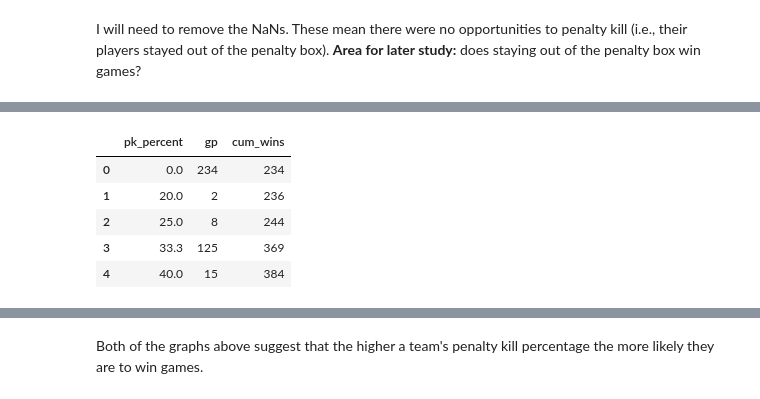
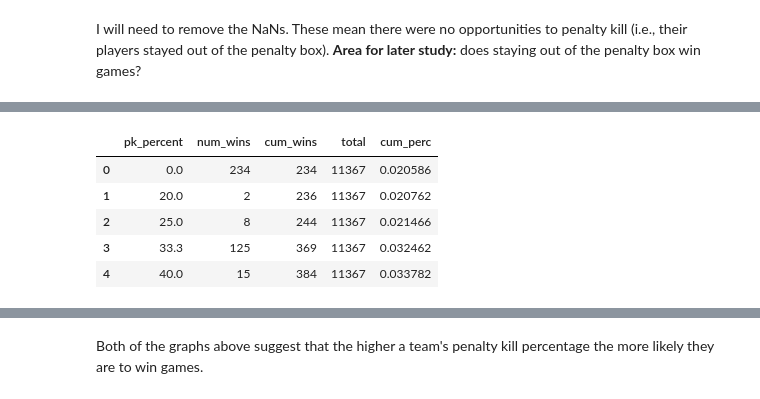
Before and after one commit to jkh-code/nhl-win-factors-analysis, a Jupyter notebook: notebooks/nhl-win-factors-analysis-eda.ipynb, the cells around one changed output, grey strips where cells are left out. Cells and saved outputs as stored; diff of their text form; code cells hidden in the pictures.

```diff
--- a/notebooks/nhl-win-factors-analysis-eda.ipynb
+++ b/notebooks/nhl-win-factors-analysis-eda.ipynb
@@ -266,0 +261,8 @@ ax.set_title('Number of Wins by Power Play Percentage');
+# %%
+def return_aggregate_wins_df(df: pd.DataFrame, group_col: str):
+    df_agg = df.groupby(group_col).sum().reset_index()
+    df_agg.rename(columns={'gp': 'num_wins'}, inplace=True)
+    df_agg['cum_wins'] = df_agg['num_wins'].cumsum()
+    df_agg['total'] = df_agg['num_wins'].sum()
+    df_agg['cum_perc'] = df_agg['cum_wins'] / df_agg['total']
+    return df_agg
@@ -297,0 +327,3 @@ I will need to remove the NaNs. These mean there were no opportunities to penalt
+# %%
+pk_data = df.loc[df['outcome']=='Win', ['pk_percent', 'gp']]
+pk_data.head()
@@ -298,14 +337,11 @@ I will need to remove the NaNs. These mean there were no opportunities to penalt
 # %%
-# pp_data = df[['outcome', 'gp', 'pp_percent']].groupby(['outcome', 'pp_percent']).sum().reset_index()
-pk_data = df.loc[df['outcome']=='Win', ['pk_percent', 'gp']].groupby('pk_percent')
-pk_data = pk_data.sum().reset_index()
-pk_data['cum_wins'] = pk_data['gp'].cumsum()
-pk_data.head(5)
+pk_agg = return_aggregate_wins_df(pk_data, 'pk_percent')
+pk_agg.head()
 # %% [output]
-|  | pk_percent | gp | cum_wins |
-| 0 | 0.0 | 234 | 234 |
-| 1 | 20.0 | 2 | 236 |
-| 2 | 25.0 | 8 | 244 |
-| 3 | 33.3 | 125 | 369 |
-| 4 | 40.0 | 15 | 384 |
+|  | pk_percent | num_wins | cum_wins | total | cum_perc |
+| 0 | 0.0 | 234 | 234 | 11367 | 0.020586 |
+| 1 | 20.0 | 2 | 236 | 11367 | 0.020762 |
+| 2 | 25.0 | 8 | 244 | 11367 | 0.021466 |
+| 3 | 33.3 | 125 | 369 | 11367 | 0.032462 |
+| 4 | 40.0 | 15 | 384 | 11367 | 0.033782 |
 # %%
```
Also changed, not shown: parts of 41 cells of this notebook.
